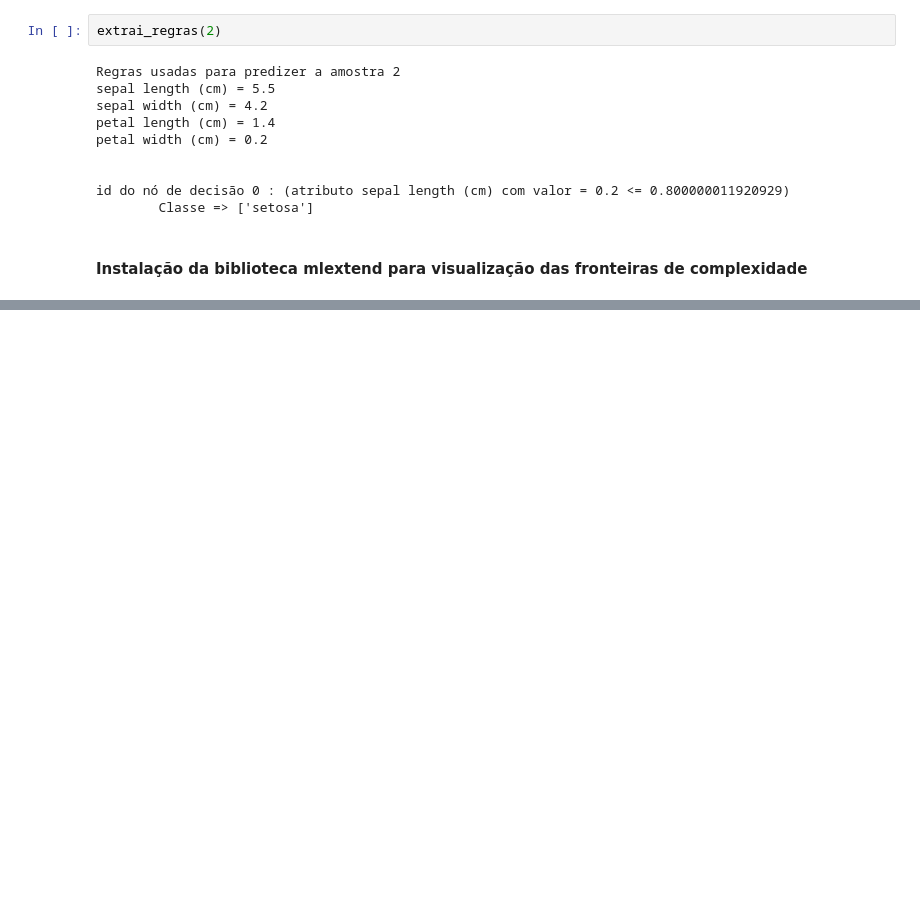
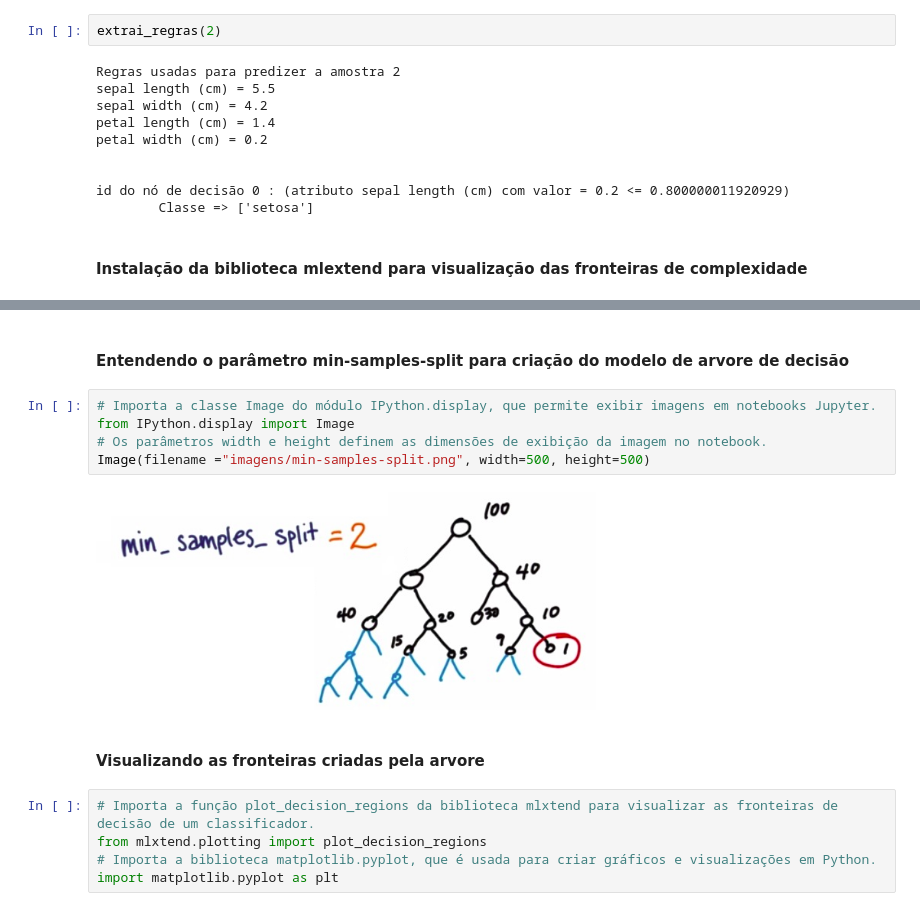
Before and after one commit to CostaPaiiva/Machine-Learning-Portfolio, a Jupyter notebook: 7-Arvore-decisao/Arvore-decisao.ipynb, the cells around one changed output, grey strips where cells are left out. Saved outputs shown, nothing was run; the diff lists cells and outputs as text; blank space fills up the shorter version.

```diff
--- a/7-Arvore-decisao/Arvore-decisao.ipynb
+++ b/7-Arvore-decisao/Arvore-decisao.ipynb
@@ -496,0 +537,16 @@ id do nó de decisão 0 : (atributo sepal length (cm) com valor = 0.2 <= 0.80000
+# %% [markdown]
+#### Entendendo o parâmetro min-samples-split para criação do modelo de arvore de decisão
+# %%
+# Importa a classe Image do módulo IPython.display, que permite exibir imagens em notebooks Jupyter.
+from IPython.display import Image
+# Os parâmetros width e height definem as dimensões de exibição da imagem no notebook.
+Image(filename ="imagens/min-samples-split.png", width=500, height=500)
+# %% [output]
+[figure, added]
+# %% [markdown]
+#### Visualizando as fronteiras criadas pela arvore
+# %%
+# Importa a função plot_decision_regions da biblioteca mlxtend para visualizar as fronteiras de decisão de um classificador.
+from mlxtend.plotting import plot_decision_regions
+# Importa a biblioteca matplotlib.pyplot, que é usada para criar gráficos e visualizações em Python.
+import matplotlib.pyplot as plt
```
Also changed, not shown: parts of 4 cells of this notebook, 1 other file.
